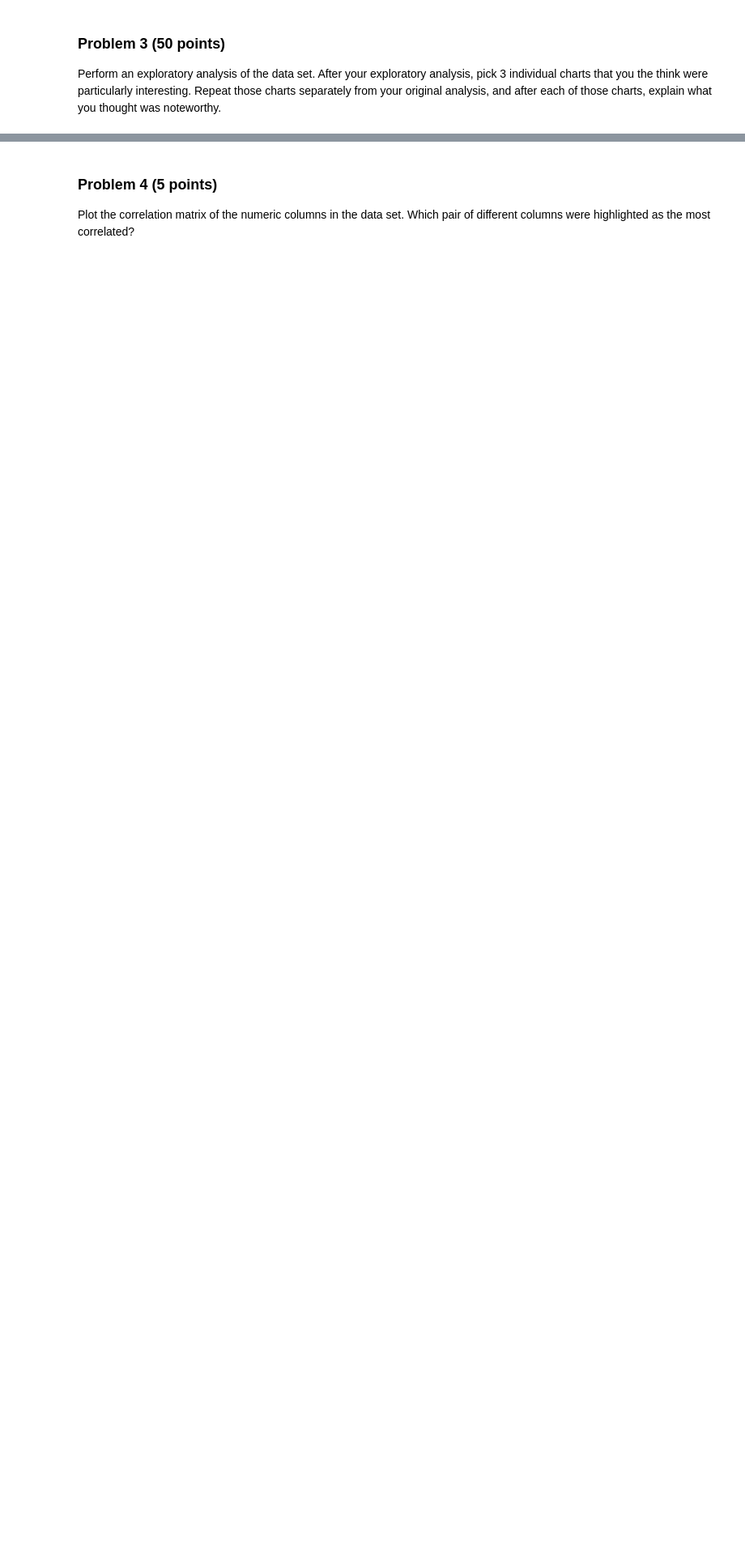
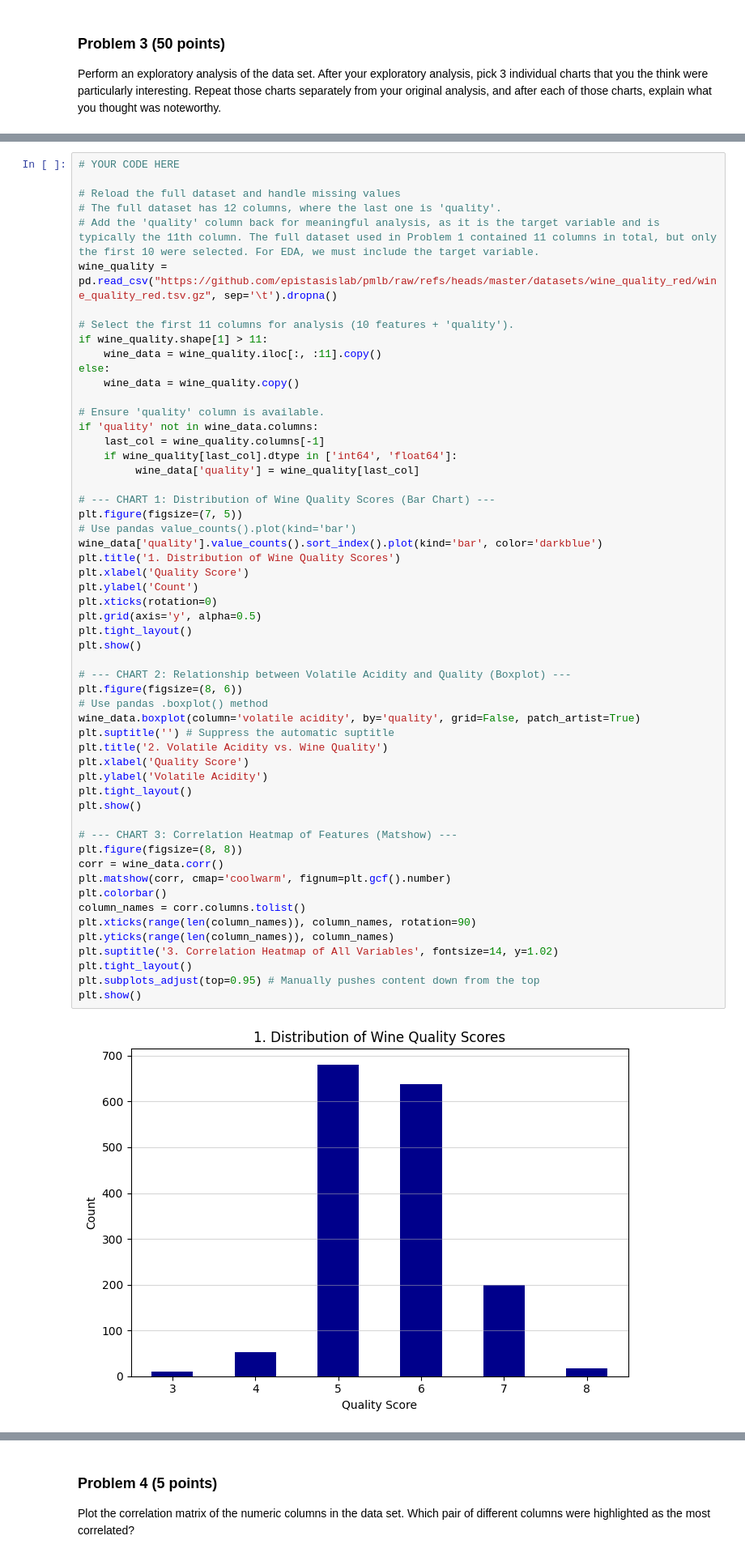
Before and after one commit to kaylamwong/dx602-final-project, a Jupyter notebook: project.ipynb, the cells around one changed output, grey strips where cells are left out. Shown at 81% size. Cells and saved outputs as stored; diff of their text form; blank space fills up the shorter version.

```diff
--- a/project.ipynb
+++ b/project.ipynb
@@ -132,0 +129,57 @@ YOUR ANSWERS HERE
+# %%
+# YOUR CODE HERE
+
+# Reload the full dataset and handle missing values
+# The full dataset has 12 columns, where the last one is 'quality'.
+# Add the 'quality' column back for meaningful analysis, as it is the target variable and is typically the 11th column. The full dataset used in Problem 1 contained 11 columns in total, but only the first 10 were selected. For EDA, we must include the target variable.
+wine_quality = pd.read_csv("https://github.com/epistasislab/pmlb/raw/refs/heads/master/datasets/wine_quality_red/wine_quality_red.tsv.gz", sep='\t').dropna()
+
+# Select the first 11 columns for analysis (10 features + 'quality').
+if wine_quality.shape[1] > 11:
+    wine_data = wine_quality.iloc[:, :11].copy()
+else:
+    wine_data = wine_quality.copy()
+
+# Ensure 'quality' column is available.
+if 'quality' not in wine_data.columns:
+    last_col = wine_quality.columns[-1]
+    if wine_quality[last_col].dtype in ['int64', 'float64']:
+         wine_data['quality'] = wine_quality[last_col]
+
+# --- CHART 1: Distribution of Wine Quality Scores (Bar Chart) ---
+plt.figure(figsize=(7, 5))
+# Use pandas value_counts().plot(kind='bar')
+wine_data['quality'].value_counts().sort_index().plot(kind='bar', color='darkblue')
+plt.title('1. Distribution of Wine Quality Scores')
+plt.xlabel('Quality Score')
+plt.ylabel('Count')
+plt.xticks(rotation=0)
+plt.grid(axis='y', alpha=0.5)
+plt.tight_layout()
+plt.show()
+
+# --- CHART 2: Relationship between Volatile Acidity and Quality (Boxplot) ---
+plt.figure(figsize=(8, 6))
+# Use pandas .boxplot() method
+wine_data.boxplot(column='volatile acidity', by='quality', grid=False, patch_artist=True)
+plt.suptitle('') # Suppress the automatic suptitle
+plt.title('2. Volatile Acidity vs. Wine Quality')
+plt.xlabel('Quality Score')
+plt.ylabel('Volatile Acidity')
+plt.tight_layout()
+plt.show()
+
+# --- CHART 3: Correlation Heatmap of Features (Matshow) ---
+plt.figure(figsize=(8, 8))
+corr = wine_data.corr()
+plt.matshow(corr, cmap='coolwarm', fignum=plt.gcf().number)
+plt.colorbar()
+column_names = corr.columns.tolist()
+plt.xticks(range(len(column_names)), column_names, rotation=90)
+plt.yticks(range(len(column_names)), column_names)
+plt.suptitle('3. Correlation Heatmap of All Variables', fontsize=14, y=1.02)
+plt.tight_layout()
+plt.subplots_adjust(top=0.95) # Manually pushes content down from the top
+plt.show()
+# %% [output]
+[figure, added]
```
Also changed, not shown: parts of 9 cells of this notebook, 3 other files.
